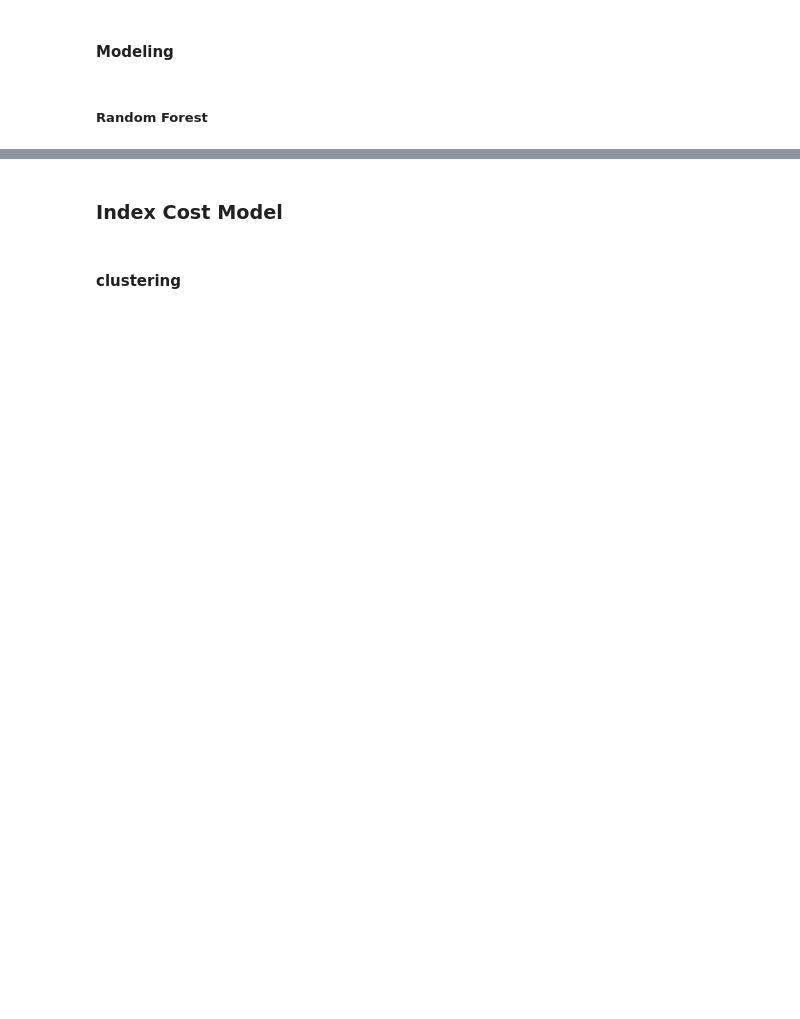
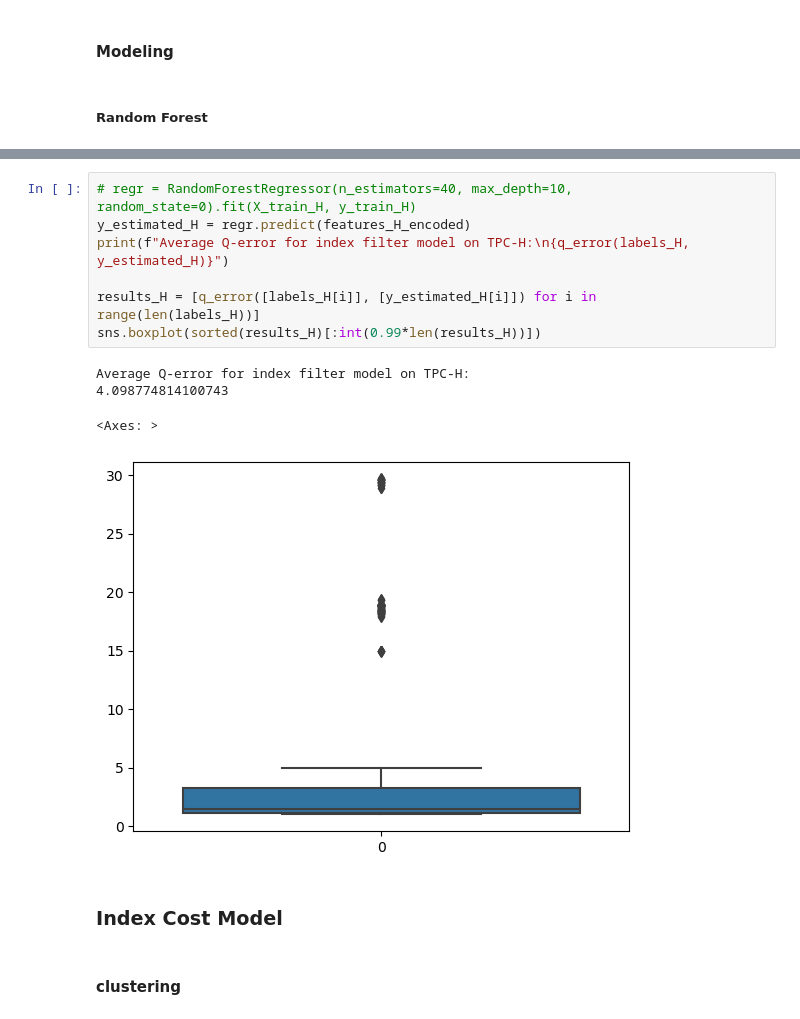
Before and after one commit to maffinnn/index_selection_evaluation, a Jupyter notebook: DISTILL.ipynb, the cells around one changed output, grey strips where cells are left out. Saved outputs shown, nothing was run; the diff lists cells and outputs as text; blank space fills up the shorter version.

```diff
--- a/DISTILL.ipynb
+++ b/DISTILL.ipynb
@@ -540,3 +565,15 @@ filtered_query_index_pairs
+# %%
+# regr = RandomForestRegressor(n_estimators=40, max_depth=10, random_state=0).fit(X_train_H, y_train_H)
+y_estimated_H = regr.predict(features_H_encoded)
+print(f"Average Q-error for index filter model on TPC-H:\n{q_error(labels_H, y_estimated_H)}")
+
+results_H = [q_error([labels_H[i]], [y_estimated_H[i]]) for i in range(len(labels_H))]
+sns.boxplot(sorted(results_H)[:int(0.99*len(results_H))])
+# %% [output]
+Average Q-error for index filter model on TPC-H:
+4.098774814100743
+<Axes: >
+[figure, added]
 # %% [markdown]
 ### Index Cost Model
 # %% [markdown]
```
Also changed, not shown: parts of 39 cells of this notebook, 2 other files.
